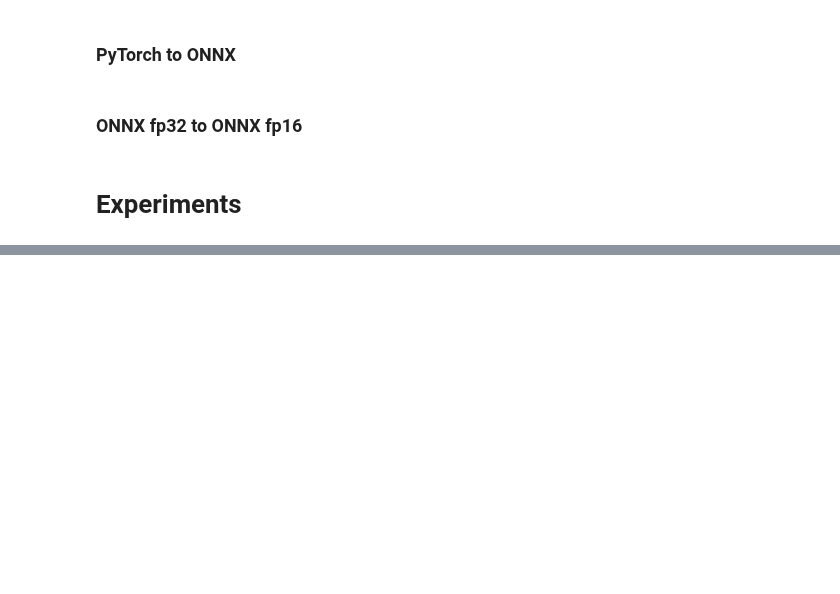
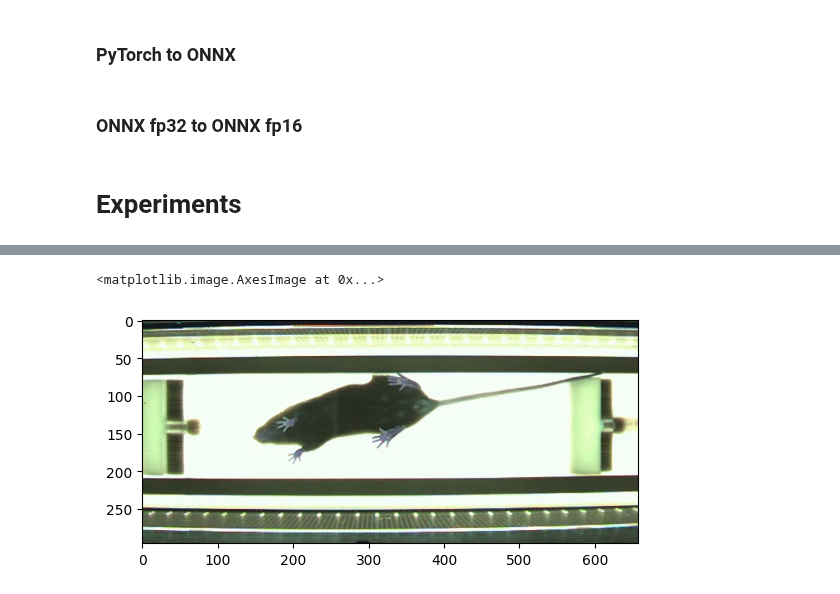
Before and after one commit to DeepLabCutAIResidency/DLC_AI2024, a Jupyter notebook: DeepLabCut-live/DLCLive-Demo_final.ipynb, the cells around one changed output, grey strips where cells are left out. Cells and saved outputs as stored; diff of their text form; code cells hidden in the pictures; blank space fills up the shorter version.

```diff
--- a/DeepLabCut-live/DLCLive-Demo_final.ipynb
+++ b/DeepLabCut-live/DLCLive-Demo_final.ipynb
@@ -544,0 +108,12 @@ Frame size: (480.0, 270.0)
+# %%
+test_images = glob.glob(os.path.normpath(working_dir + "/*.png"))
+test_images.extend(glob.glob(os.path.normpath(working_dir + "/*.jpg")))
+test_images = [t.split("/")[-1] for t in test_images]
+
+test_img_selection = widgets.Dropdown(
+    options=test_images,
+    value=test_images[0],
+    description="Test Image!",
+    disabled=False,
+)
+display(test_img_selection)
@@ -544,0 +122,7 @@ Frame size: (480.0, 270.0)
+# %%
+test_image_path = os.path.join(working_dir, test_img_selection.value)
+img = cv2.imread(test_image_path)
+plt.imshow(img)
+# %% [output]
+<matplotlib.image.AxesImage at 0x...>
+[figure, added]
```
Also changed, not shown: parts of 55 cells of this notebook, 4 other files.
